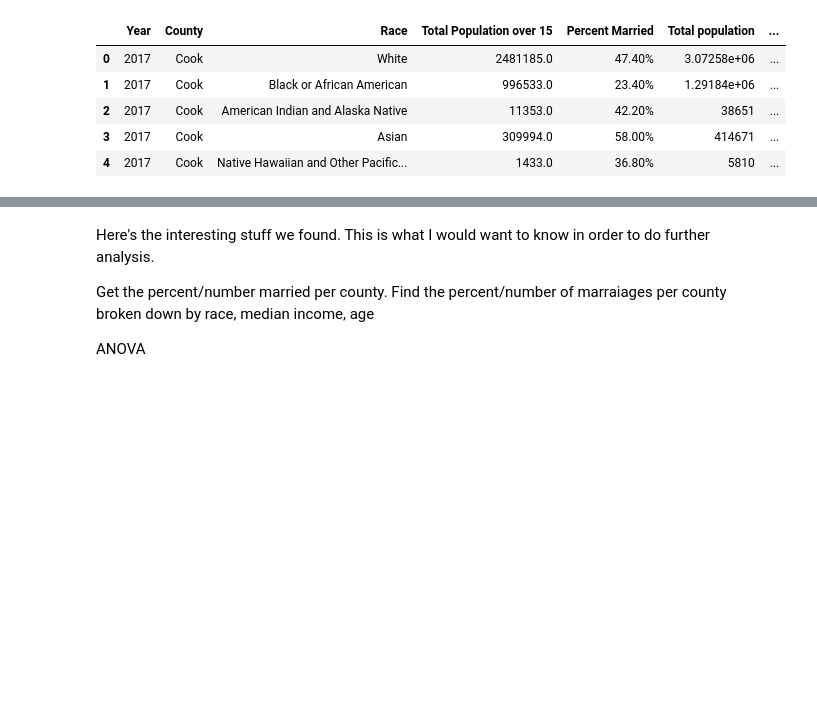
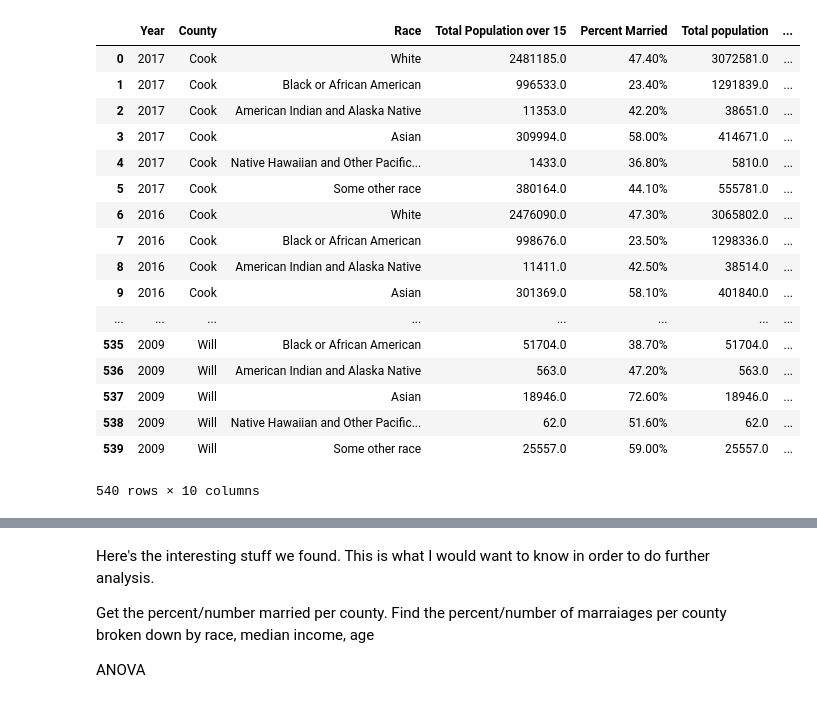
Before and after one commit to evan1108/chicago_marital_trends, a Jupyter notebook: illinois_ethnicity.ipynb, the cells around one changed output, grey strips where cells are left out. Cells and saved outputs as stored; diff of their text form; code cells hidden in the pictures; blank space fills up the shorter version.

```diff
--- a/illinois_ethnicity.ipynb
+++ b/illinois_ethnicity.ipynb
@@ -3,29 +3,41 @@ import pandas as pd
 import matplotlib.pyplot as plt
 import numpy as np
 # %%
+# read the csv in that contains the marriage/divorce info by county
 file_marrige_pop = 'illinois_married_county.csv'
-file_income = 'illinois_median_income_county.csv'
 
+# create the DataFrame to hold the info and update the columns to floats so they can be plotted
 marriage_pop_df = pd.read_csv(file_marrige_pop)
 marriage_pop_df = marriage_pop_df.iloc[:,0:10]
 marriage_pop_df['Total Population over 15'] = marriage_pop_df['Total Population over 15'].str.replace(",","").astype(float)
-# marriage_pop_df['Number Married'] = marriage_pop_df['Number Married'].astype(float)
 marriage_pop_df['Total population'] = marriage_pop_df['Total population'].str.replace(",","").astype(float)
 marriage_pop_df = marriage_pop_df.fillna('0')
 
-
+# create lists to hold the number of races, years, and counties to iterate over when plotting
 races = marriage_pop_df['Race'].unique()
 races = races[0:6]
 years = marriage_pop_df['Year'].astype('int64').unique()
 years = years[0:9]
 counties = marriage_pop_df['County'].unique()
 counties = counties[0:10]
-marriage_pop_df.head()
+marriage_pop_df
 # %% [output]
 |  | Year | County | Race | Total Population over 15 | Percent Married | Total population | ... |
-| 0 | 2017 | Cook | White | 2481185.0 | 47.40% | 3.07258e+06 | ... |
-| 1 | 2017 | Cook | Black or African American | 996533.0 | 23.40% | 1.29184e+06 | ... |
-| 2 | 2017 | Cook | American Indian and Alaska Native | 11353.0 | 42.20% | 38651 | ... |
-| 3 | 2017 | Cook | Asian | 309994.0 | 58.00% | 414671 | ... |
-| 4 | 2017 | Cook | Native Hawaiian and Other Pacific... | 1433.0 | 36.80% | 5810 | ... |
+| 0 | 2017 | Cook | White | 2481185.0 | 47.40% | 3072581.0 | ... |
+| 1 | 2017 | Cook | Black or African American | 996533.0 | 23.40% | 1291839.0 | ... |
+| 2 | 2017 | Cook | American Indian and Alaska Native | 11353.0 | 42.20% | 38651.0 | ... |
+| 3 | 2017 | Cook | Asian | 309994.0 | 58.00% | 414671.0 | ... |
+| 4 | 2017 | Cook | Native Hawaiian and Other Pacific... | 1433.0 | 36.80% | 5810.0 | ... |
+| 5 | 2017 | Cook | Some other race | 380164.0 | 44.10% | 555781.0 | ... |
+| 6 | 2016 | Cook | White | 2476090.0 | 47.30% | 3065802.0 | ... |
+| 7 | 2016 | Cook | Black or African American | 998676.0 | 23.50% | 1298336.0 | ... |
+| 8 | 2016 | Cook | American Indian and Alaska Native | 11411.0 | 42.50% | 38514.0 | ... |
+| 9 | 2016 | Cook | Asian | 301369.0 | 58.10% | 401840.0 | ... |
+| ... | ... | ... | ... | ... | ... | ... | ... |
+| 535 | 2009 | Will | Black or African American | 51704.0 | 38.70% | 51704.0 | ... |
+| 536 | 2009 | Will | American Indian and Alaska Native | 563.0 | 47.20% | 563.0 | ... |
+| 537 | 2009 | Will | Asian | 18946.0 | 72.60% | 18946.0 | ... |
+| 538 | 2009 | Will | Native Hawaiian and Other Pacific... | 62.0 | 51.60% | 62.0 | ... |
+| 539 | 2009 | Will | Some other race | 25557.0 | 59.00% | 25557.0 | ... |
+540 rows × 10 columns
 # %%
```
Also changed, not shown: parts of 6 cells of this notebook, 2 other files.
